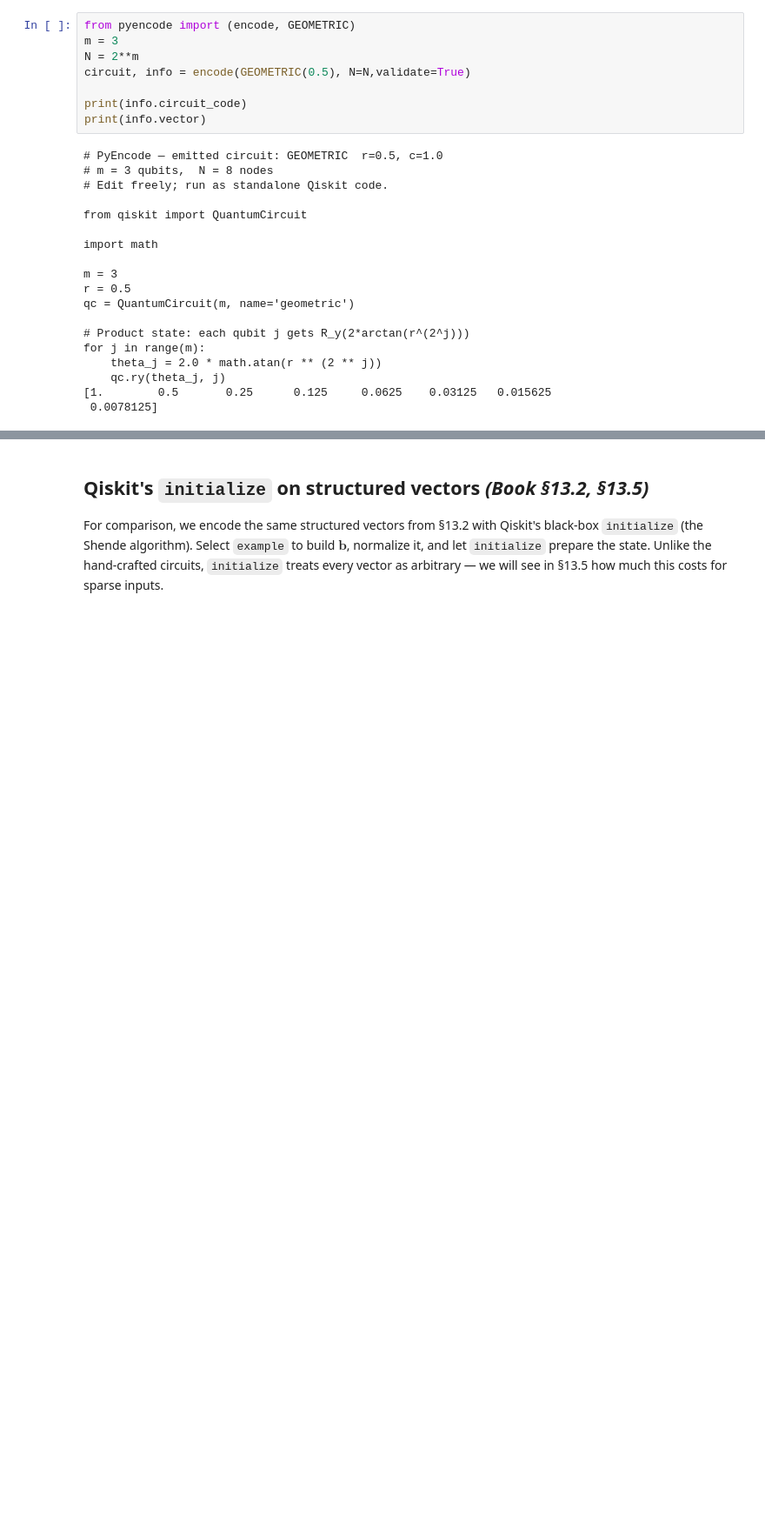
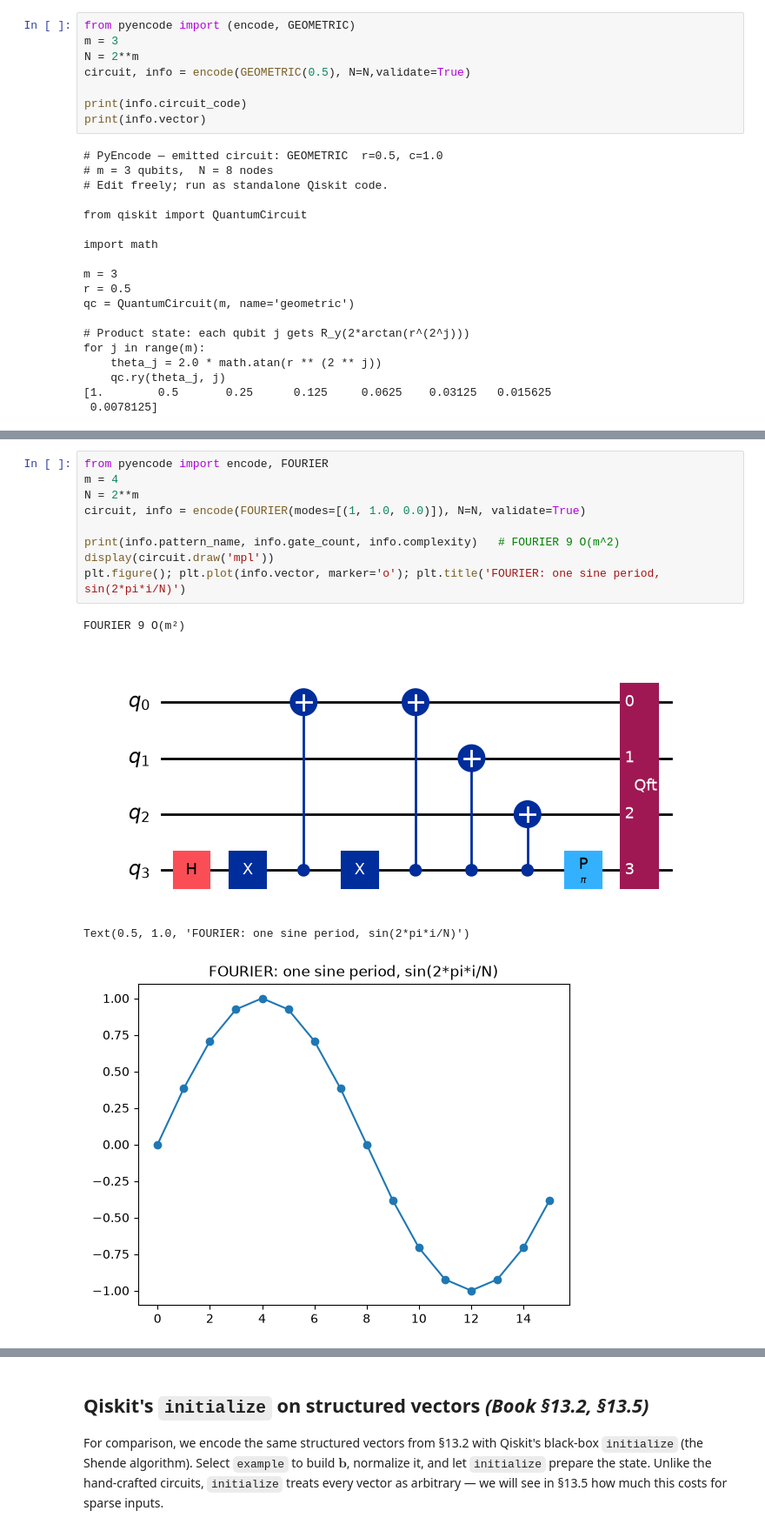
Before and after one commit to UW-ERSL/AppliedQC, a Jupyter notebook: Chapter13_VectorEncoding_notebook.ipynb, the cells around one changed output, grey strips where cells are left out. Shown at 87% size. Cells and saved outputs as stored; diff of their text form; blank space fills up the shorter version.

```diff
--- a/Chapter13_VectorEncoding_notebook.ipynb
+++ b/Chapter13_VectorEncoding_notebook.ipynb
@@ -174,0 +218,14 @@ for j in range(m):
+# %%
+from pyencode import encode, FOURIER
+m = 4
+N = 2**m
+circuit, info = encode(FOURIER(modes=[(1, 1.0, 0.0)]), N=N, validate=True)
+
+print(info.pattern_name, info.gate_count, info.complexity)   # FOURIER 9 O(m^2)
+display(circuit.draw('mpl'))
+plt.figure(); plt.plot(info.vector, marker='o'); plt.title('FOURIER: one sine period, sin(2*pi*i/N)')
+# %% [output]
+FOURIER 9 O(m²)
+[figure, added]
+Text(0.5, 1.0, 'FOURIER: one sine period, sin(2*pi*i/N)')
+[figure, added]
```
Also changed, not shown: parts of 14 cells of this notebook, 4 other files.
